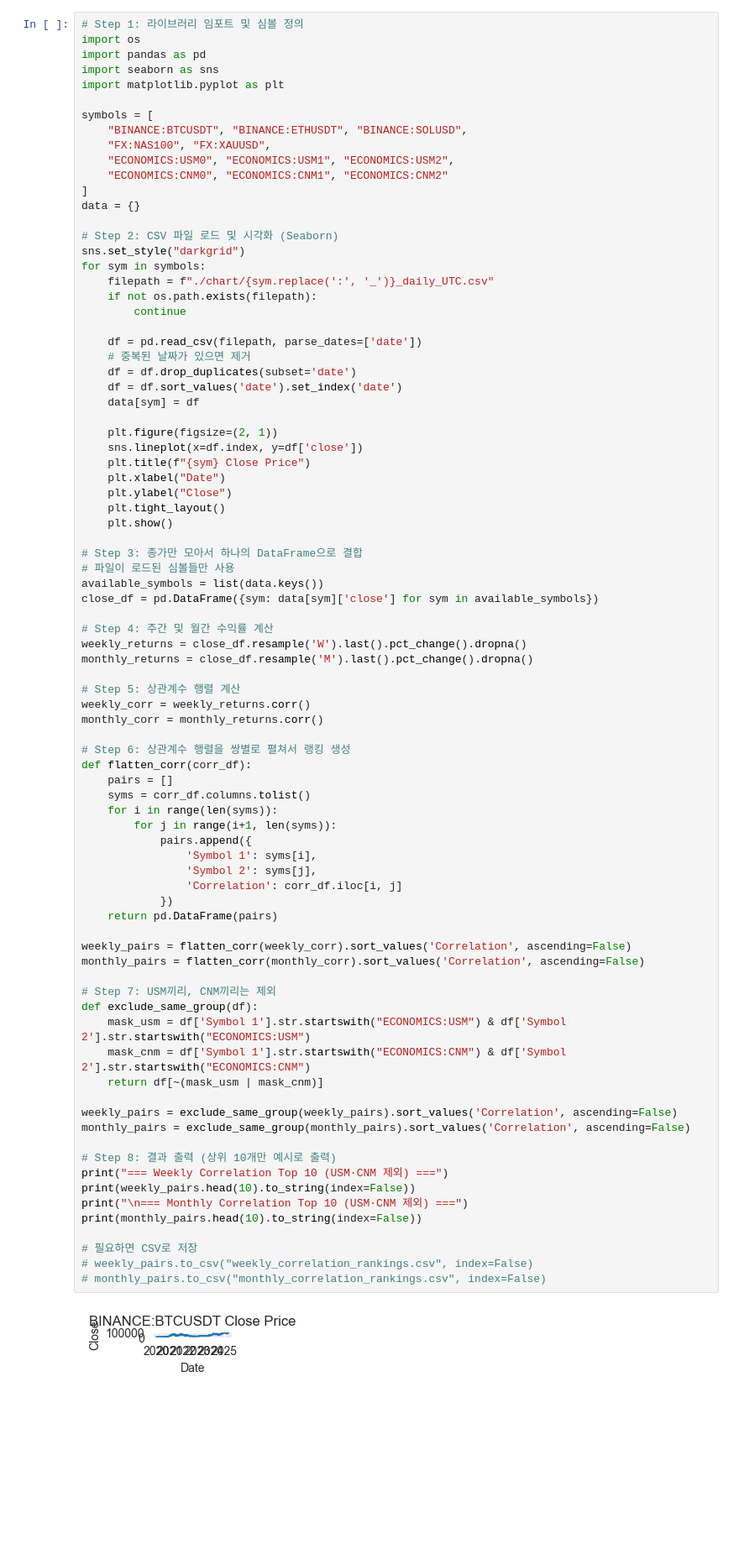
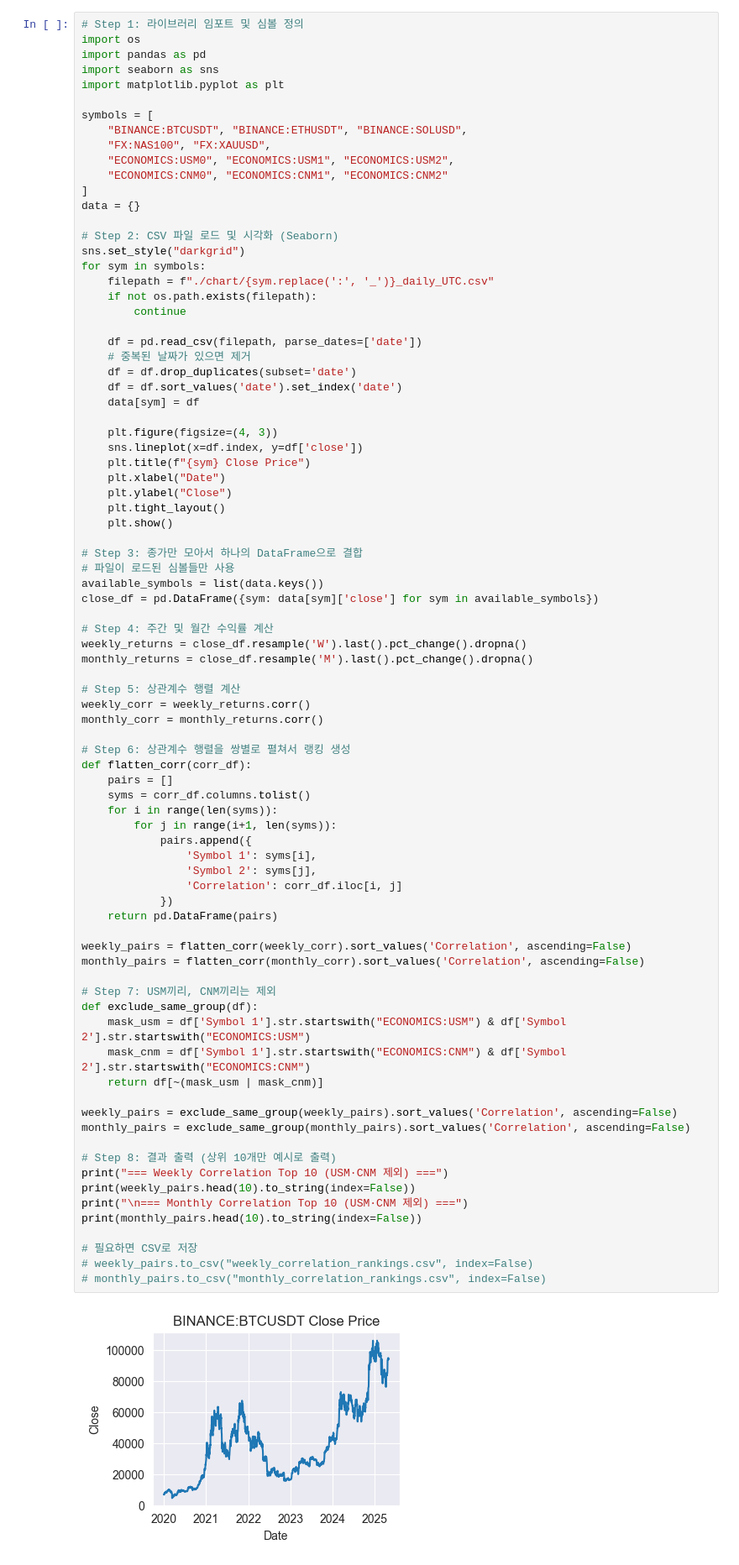
Before and after one commit to Bigdatapro-crypto/crypto, a Jupyter notebook: 차트만.ipynb, the cells around one changed output. Shown at 84% size. Cells and saved outputs as stored; diff of their text form; blank space fills up the shorter version.

```diff
--- a/차트만.ipynb
+++ b/차트만.ipynb
@@ -26,7 +26,7 @@ for sym in symbols:
     df = df.sort_values('date').set_index('date')
     data[sym] = df
 
-    plt.figure(figsize=(2, 1))
+    plt.figure(figsize=(4, 3))
     sns.lineplot(x=df.index, y=df['close'])
     plt.title(f"{sym} Close Price")
     plt.xlabel("Date")
@@ -55,31 +55,31 @@ def flatten_corr(corr_df):
         for j in range(i+1, len(syms)):
             pairs.append({
                 'Symbol 1': syms[i],
                 'Symbol 2': syms[j],
                 'Correlation': corr_df.iloc[i, j]
             })
     return pd.DataFrame(pairs)
 
 weekly_pairs = flatten_corr(weekly_corr).sort_values('Correlation', ascending=False)
 monthly_pairs = flatten_corr(monthly_corr).sort_values('Correlation', ascending=False)
 
 # Step 7: USM끼리, CNM끼리는 제외
 def exclude_same_group(df):
     mask_usm = df['Symbol 1'].str.startswith("ECONOMICS:USM") & df['Symbol 2'].str.startswith("ECONOMICS:USM")
     mask_cnm = df['Symbol 1'].str.startswith("ECONOMICS:CNM") & df['Symbol 2'].str.startswith("ECONOMICS:CNM")
     return df[~(mask_usm | mask_cnm)]
 
 weekly_pairs = exclude_same_group(weekly_pairs).sort_values('Correlation', ascending=False)
 monthly_pairs = exclude_same_group(monthly_pairs).sort_values('Correlation', ascending=False)
 
 # Step 8: 결과 출력 (상위 10개만 예시로 출력)
 print("=== Weekly Correlation Top 10 (USM·CNM 제외) ===")
 print(weekly_pairs.head(10).to_string(index=False))
 print("\n=== Monthly Correlation Top 10 (USM·CNM 제외) ===")
 print(monthly_pairs.head(10).to_string(index=False))
 
 # 필요하면 CSV로 저장
 # weekly_pairs.to_csv("weekly_correlation_rankings.csv", index=False)
 # monthly_pairs.to_csv("monthly_correlation_rankings.csv", index=False)
 # %% [output]
-[figure, old version]
+[figure, new version]
```
Also changed, not shown: parts of 3 cells of this notebook, 7 other files.
